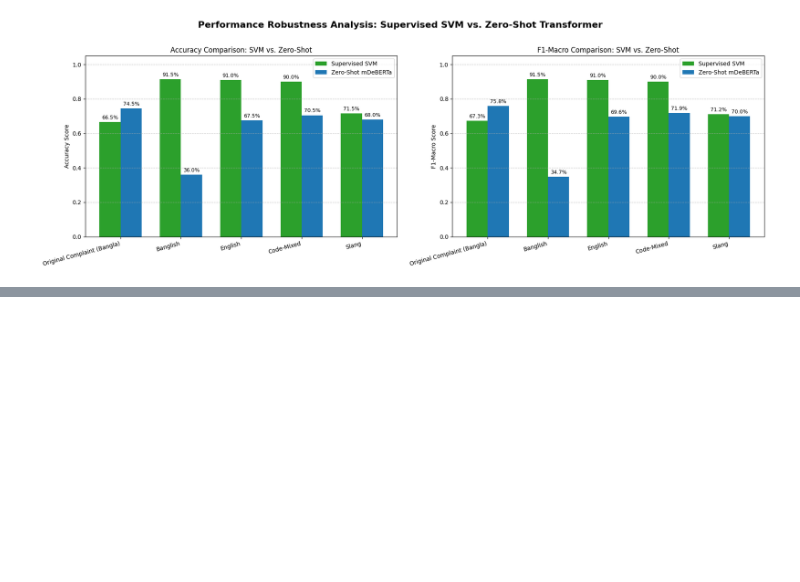
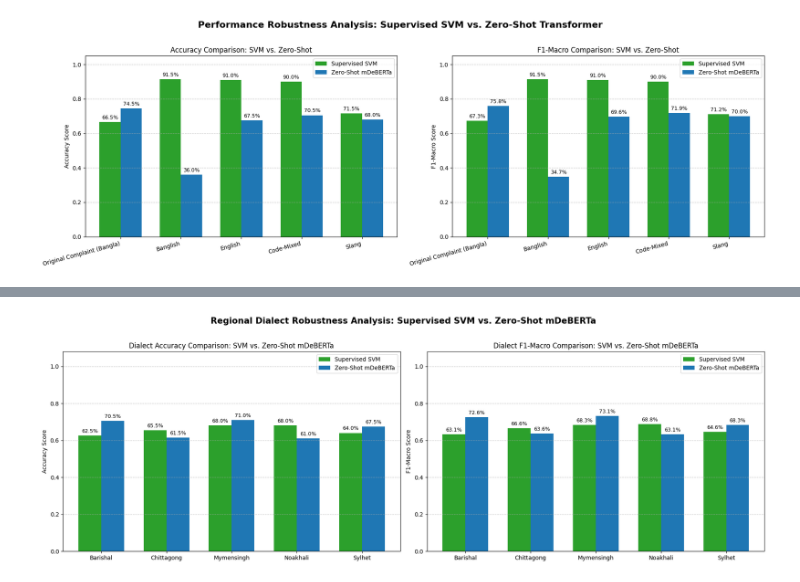
Before and after one commit to SalehinShan/smart-service-complaint-understanding, a Jupyter notebook: slscData.ipynb, the cells around one changed output, grey strips where cells are left out. Drawn from its saved outputs; the diff is of its cells as text; code cells hidden in the pictures; blank space fills up the shorter version.

```diff
--- a/slscData.ipynb
+++ b/slscData.ipynb
@@ -612,0 +1527,75 @@ Evaluate the zero-shot classifier model on the 200 test set rows across all 5 la
+# %%
+import joblib
+import numpy as np
+import pandas as pd
+import matplotlib.pyplot as plt
+from sklearn.metrics import accuracy_score, f1_score
+
+# 1. Load your saved Multilingual SVM pipeline
+multilingual_pipeline = joblib.load('/content/multilingual_grievance_svm_pipeline.pkl')
+y_true_test = test_df['Category'].astype(str).str.strip().tolist()
+
+dialect_comparison = []
+
+for region in vashantor_files.keys():
+    # Supervised SVM Predictions on the regional dialect column
+    X_test_dial = test_df[f'{region}_Bangla'].astype(str).str.strip()
+    y_pred_svm = multilingual_pipeline.predict(X_test_dial)
+
+    # Zero-Shot mDeBERTa Predictions (computed in Block 2)
+    y_pred_zs = zs_dialect_preds[region]
+
+    dialect_comparison.append({
+        'Dialect': region,
+        'SVM Accuracy': accuracy_score(y_true_test, y_pred_svm),
+        'SVM F1-Macro': f1_score(y_true_test, y_pred_svm, average='macro', zero_division=0),
+        'mDeBERTa Accuracy': accuracy_score(y_true_test, y_pred_zs),
+        'mDeBERTa F1-Macro': f1_score(y_true_test, y_pred_zs, average='macro', zero_division=0)
+    })
+
+df_dialect_comp = pd.DataFrame(dialect_comparison)
+display(df_dialect_comp)
+
+# 2. Plot Side-by-Side Bar Charts (Supervised SVM vs. Zero-Shot mDeBERTa)
+regions = df_dialect_comp['Dialect'].tolist()
+x = np.arange(len(regions))
+width = 0.35
+
+fig, (ax1, ax2) = plt.subplots(1, 2, figsize=(18, 6))
+
+# Accuracy Comparison Plot
+r1 = ax1.bar(x - width/2, df_dialect_comp['SVM Accuracy'], width, label='Supervised SVM', color='#2ca02c')
+r2 = ax1.bar(x + width/2, df_dialect_comp['mDeBERTa Accuracy'], width, label='Zero-Shot mDeBERTa', color='#1f77b4')
+
+ax1.set_ylabel('Accuracy Score')
+ax1.set_title('Dialect Accuracy Comparison: SVM vs. Zero-Shot mDeBERTa')
+ax1.set_xticks(x)
+ax1.set_xticklabels(regions)
+ax1.set_ylim(0, 1.08)
+ax1.legend()
+ax1.grid(axis='y', linestyle='--', alpha=0.7)
+
+# F1-Macro Comparison Plot
+f1 = ax2.bar(x - width/2, df_dialect_comp['SVM F1-Macro'], width, label='Supervised SVM', color='#2ca02c')
+f2 = ax2.bar(x + width/2, df_dialect_comp['mDeBERTa F1-Macro'], width, label='Zero-Shot mDeBERTa', color='#1f77b4')
+
+ax2.set_ylabel('F1-Macro Score')
+ax2.set_title('Dialect F1-Macro Comparison: SVM vs. Zero-Shot mDeBERTa')
+ax2.set_xticks(x)
+ax2.set_xticklabels(regions)
+ax2.set_ylim(0, 1.08)
+ax2.legend()
+ax2.grid(axis='y', linestyle='--', alpha=0.7)
+
+# Add percentage labels on top of bars
+for ax, rects_list in [(ax1, [r1, r2]), (ax2, [f1, f2])]:
+    for rects in rects_list:
+        for rect in rects:
+            h = rect.get_height()
+            ax.annotate(f'{h:.1%}', xy=(rect.get_x() + rect.get_width()/2, h),
+                        xytext=(0, 3), textcoords="offset points", ha='center', va='bottom', fontsize=9)
+
+plt.suptitle('Regional Dialect Robustness Analysis: Supervised SVM vs. Zero-Shot mDeBERTa', fontsize=15, fontweight='bold', y=1.02)
+plt.tight_layout()
+plt.show()
+# %% [output]
@@ -612,0 +1608 @@ Evaluate the zero-shot classifier model on the 200 test set rows across all 5 la
+[figure, added]
```
Also changed, not shown: parts of 27 cells of this notebook.
